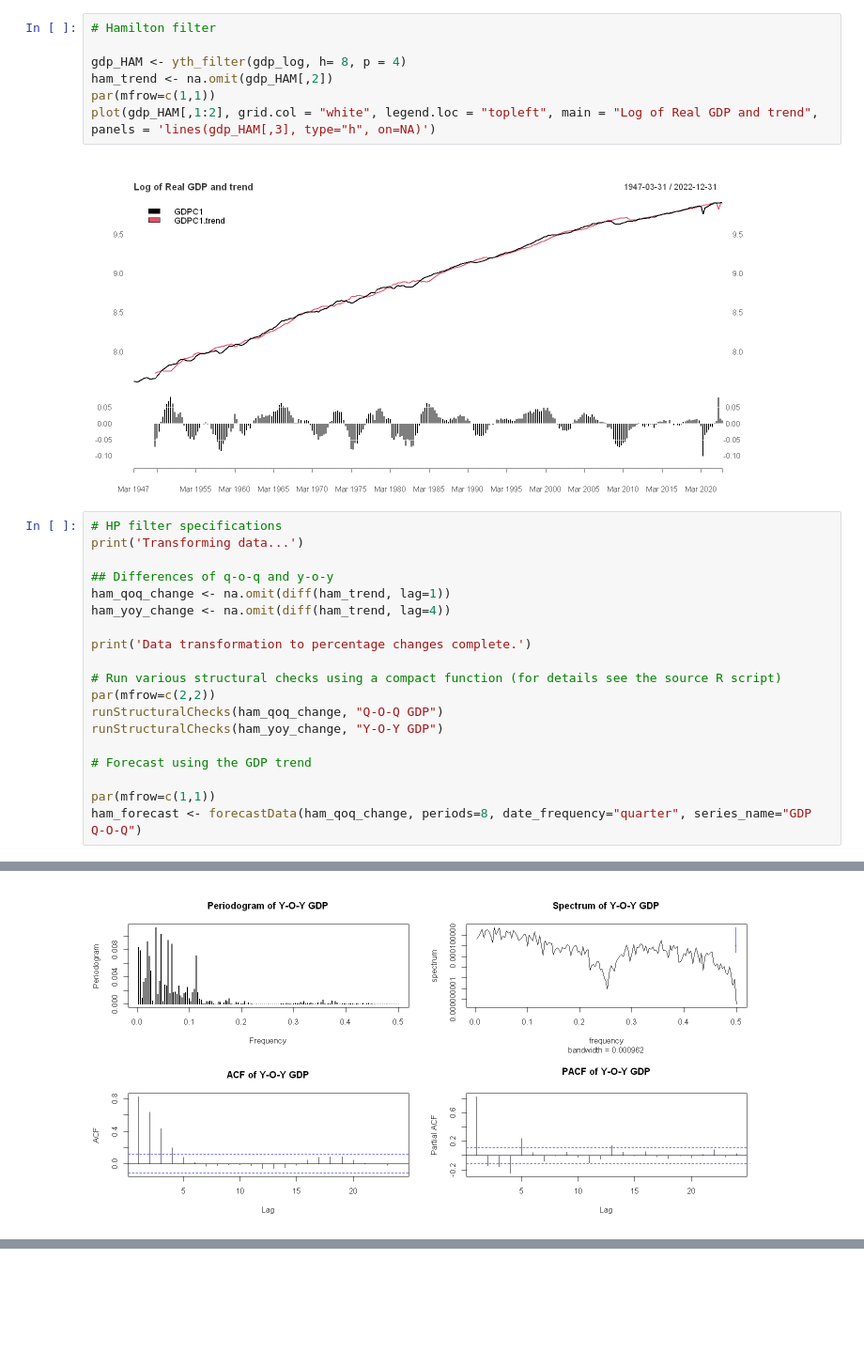
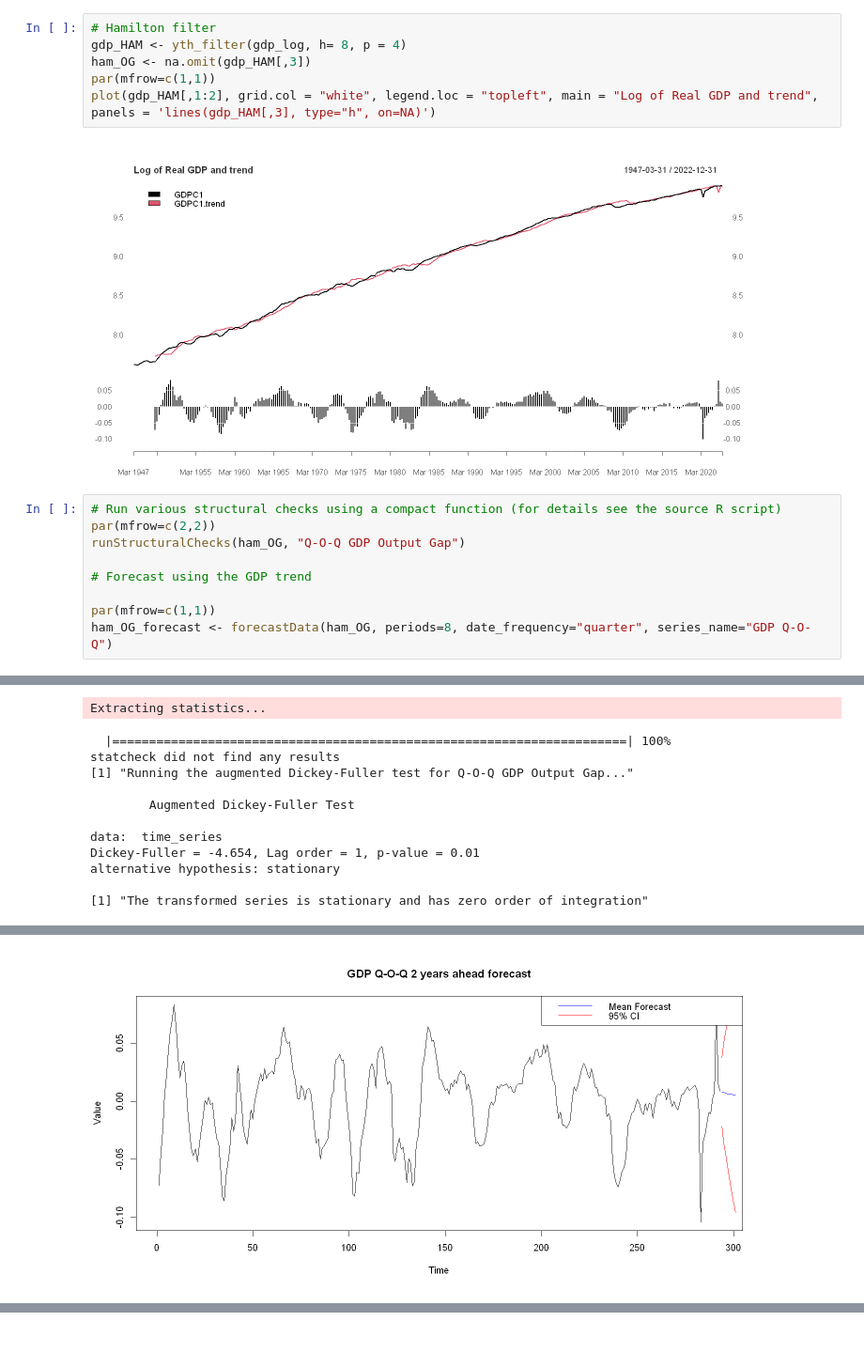
Before and after one commit to PetrCala/macro_tools_term_paper, a Jupyter notebook: code/cala_termpaper_main.ipynb, the cells around one changed output, grey strips where cells are left out. Shown at 94% size. Drawn from its saved outputs; the diff is of its cells as text; blank space fills up the shorter version.

```diff
--- a/code/cala_termpaper_main.ipynb
+++ b/code/cala_termpaper_main.ipynb
@@ -449,30 +453,19 @@ The forecast function shows us nothing interesting at first glance, as the mean
 Next we move onto the *Hamilton's regression filter*. Building the filter is straightforward, and afterwards we use the same methodology for estimation as in the case of the H-P filter.
 # %%
 # Hamilton filter
-
 gdp_HAM <- yth_filter(gdp_log, h= 8, p = 4)
-ham_trend <- na.omit(gdp_HAM[,2])
+ham_OG <- na.omit(gdp_HAM[,3])
 par(mfrow=c(1,1))
 plot(gdp_HAM[,1:2], grid.col = "white", legend.loc = "topleft", main = "Log of Real GDP and trend", panels = 'lines(gdp_HAM[,3], type="h", on=NA)')
 # %% [output]
 [figure]
 # %%
-# HP filter specifications
-print('Transforming data...')
-
-## Differences of q-o-q and y-o-y
-ham_qoq_change <- na.omit(diff(ham_trend, lag=1))
-ham_yoy_change <- na.omit(diff(ham_trend, lag=4))
-
-print('Data transformation to percentage changes complete.')
-
 # Run various structural checks using a compact function (for details see the source R script)
 par(mfrow=c(2,2))
-runStructuralChecks(ham_qoq_change, "Q-O-Q GDP")
-runStructuralChecks(ham_yoy_change, "Y-O-Y GDP")
+runStructuralChecks(ham_OG, "Q-O-Q GDP Output Gap")
 
 # Forecast using the GDP trend
 
 par(mfrow=c(1,1))
-ham_forecast <- forecastData(ham_qoq_change, periods=8, date_frequency="quarter", series_name="GDP Q-O-Q")
+ham_OG_forecast <- forecastData(ham_OG, periods=8, date_frequency="quarter", series_name="GDP Q-O-Q")
 # %% [output]
@@ -495,0 +474,12 @@ alternative hypothesis: stationary
+Extracting statistics...
+  |======================================================================| 100%
+statcheck did not find any results
+[1] "Running the augmented Dickey-Fuller test for Q-O-Q GDP Output Gap..."
+
+        Augmented Dickey-Fuller Test
+
+data:  time_series
+Dickey-Fuller = -4.654, Lag order = 1, p-value = 0.01
+alternative hypothesis: stationary
+
+[1] "The transformed series is stationary and has zero order of integration"
@@ -497 +487 @@ alternative hypothesis: stationary
-[figure, old version]
+[figure, new version]
```
Also changed, not shown: parts of 26 cells of this notebook, 1 other file.
